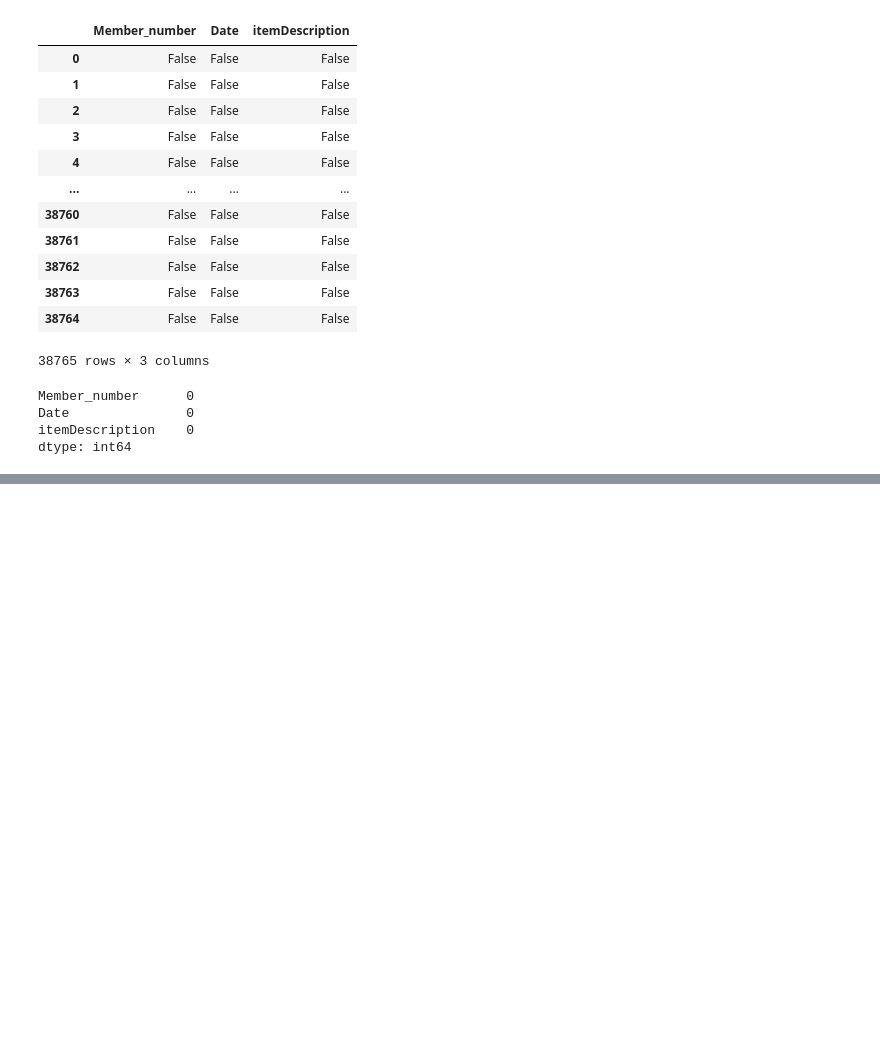
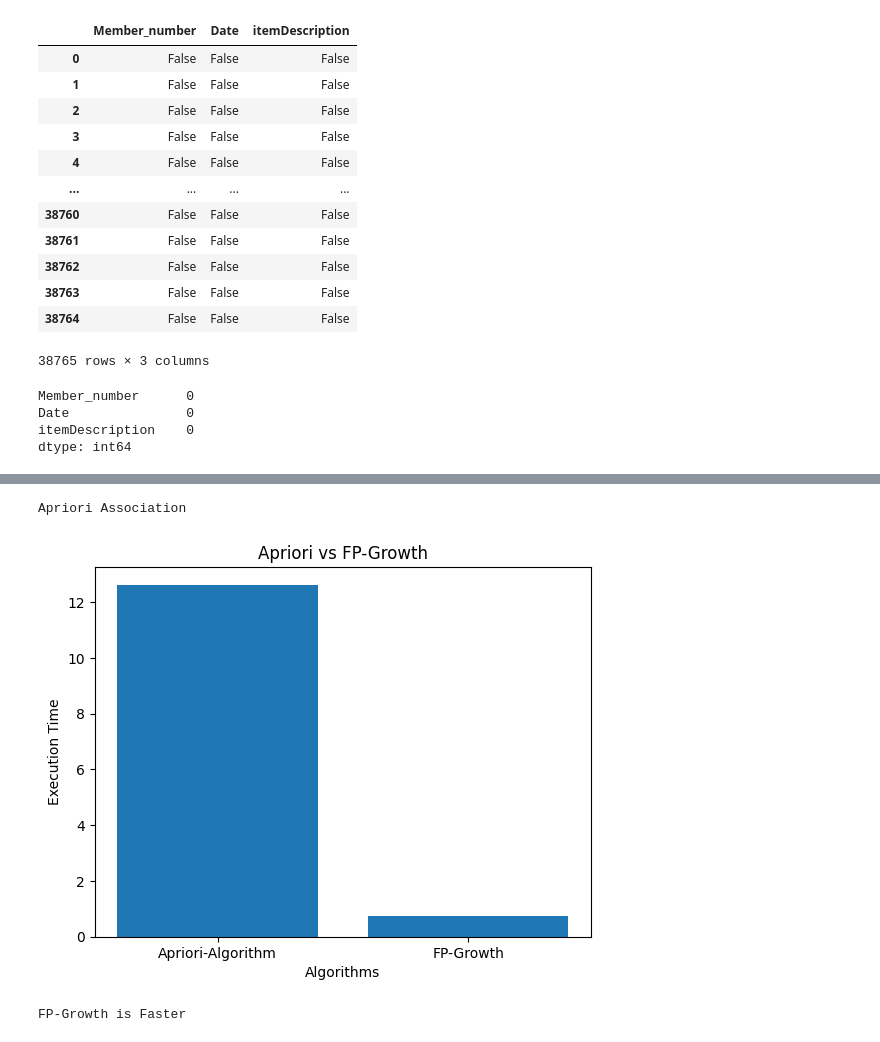
Before and after one commit to MRazin172/Groceries, a Jupyter notebook: Groceries.ipynb, the cells around one changed output, grey strips where cells are left out. Cells and saved outputs as stored; diff of their text form; code cells hidden in the pictures; blank space fills up the shorter version.

```diff
--- a/Groceries.ipynb
+++ b/Groceries.ipynb
@@ -114,0 +104,2 @@ plt.show()
+# %%
+executionTime=[0,0]
@@ -114,0 +135,25 @@ plt.show()
+# %%
+apthread.start()
+fpthread.start()
+apiThread.wait()
+fpThread.wait()
+apthread.join()
+fpthread.join()
+# %% [output]
+Apriori Association
+# %%
+algorithms=['Apriori-Algorithm','FP-Growth']
+plt.bar(algorithms,executionTime)
+plt.xlabel('Algorithms')
+plt.ylabel('Execution Time')
+plt.title('Apriori vs FP-Growth')
+plt.show()
+if executionTime[0]<executionTime[1]:
+  print("Apriori is Faster")
+elif executionTime[1]<executionTime[0]:
+  print("FP-Growth is Faster")
+else:
+  print("Both are equal")
+# %% [output]
+[figure, added]
+FP-Growth is Faster
```
Also changed, not shown: parts of 23 cells of this notebook.
